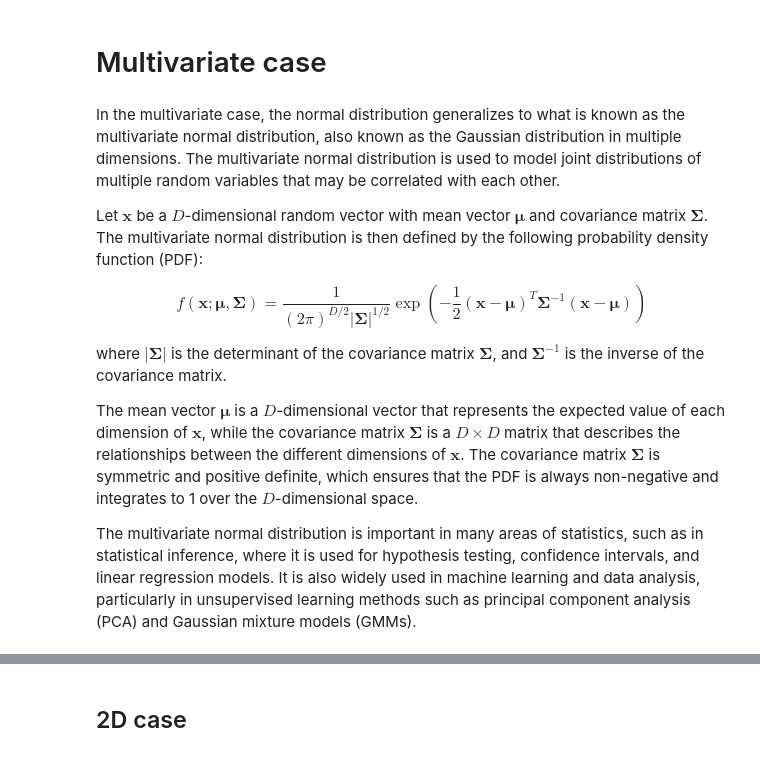
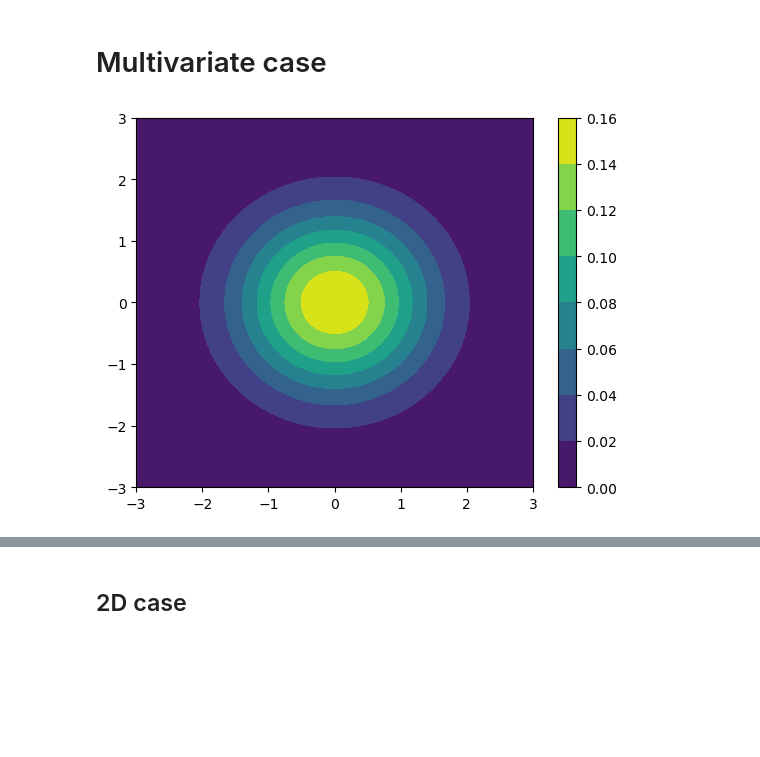
Before and after one commit to acumpelik/DSSC23, a Jupyter notebook: DSSC23-Homework1-Andrea_Cumpelik.ipynb, the cells around one changed output, grey strips where cells are left out. Cells and saved outputs as stored; diff of their text form; code cells hidden in the pictures; blank space fills up the shorter version.

Commit message:
HW1: managed to generate the multivariate from the assignment. HW2: just cleaned up some stuff, made PDF estimate runs 100 instead of 1000

```diff
--- a/DSSC23-Homework1-Andrea_Cumpelik.ipynb
+++ b/DSSC23-Homework1-Andrea_Cumpelik.ipynb
@@ -86,15 +88,22 @@ plt.show()
 [figure]
 # %% [markdown]
 # Multivariate case
-# %% [markdown]
-In the multivariate case, the normal distribution generalizes to what is known as the multivariate normal distribution, also known as the Gaussian distribution in multiple dimensions. The multivariate normal distribution is used to model joint distributions of multiple random variables that may be correlated with each other.
-
-Let $\mathbf{x}$ be a $D$-dimensional random vector with mean vector $\boldsymbol{\mu}$ and covariance matrix $\boldsymbol{\Sigma}$. The multivariate normal distribution is then defined by the following probability density function (PDF):
-
-$$f(\mathbf{x}; \boldsymbol{\mu}, \boldsymbol{\Sigma}) = \frac{1}{(2\pi)^{D/2}|\boldsymbol{\Sigma}|^{1/2}} \exp \left(-\frac{1}{2} (\mathbf{x}-\boldsymbol{\mu})^T \boldsymbol{\Sigma}^{-1} (\mathbf{x}-\boldsymbol{\mu}) \right)$$
-
-where $|\boldsymbol{\Sigma}|$ is the determinant of the covariance matrix $\boldsymbol{\Sigma}$, and $\boldsymbol{\Sigma}^{-1}$ is the inverse of the covariance matrix.
-
-The mean vector $\boldsymbol{\mu}$ is a $D$-dimensional vector that represents the expected value of each dimension of $\mathbf{x}$, while the covariance matrix $\boldsymbol{\Sigma}$ is a $D \times D$ matrix that describes the relationships between the different dimensions of $\mathbf{x}$. The covariance matrix $\boldsymbol{\Sigma}$ is symmetric and positive definite, which ensures that the PDF is always non-negative and integrates to 1 over the $D$-dimensional space.
-
-The multivariate normal distribution is important in many areas of statistics, such as in statistical inference, where it is used for hypothesis testing, confidence intervals, and linear regression models. It is also widely used in machine learning and data analysis, particularly in unsupervised learning methods such as principal component analysis (PCA) and Gaussian mixture models (GMMs).
+# %%
+mu = np.array([0,0])
+cov = np.array([[1,0],[0,1]])
+
+N = 100
+x, y = np.meshgrid(np.linspace(-3,3,N), np.linspace(-3,3,N))
+
+pos = np.empty(x.shape + (2,)) # shape (N, N, 2)
+pos[:, :, 0] = x
+pos[:, :, 1] = y
+
+rv = stats.multivariate_normal(mu, cov)
+z = rv.pdf(pos)
+
+plt.contourf(x, y, z)
+plt.colorbar()
+plt.show()
+# %% [output]
+[figure, added]
```
Also changed, not shown: parts of 9 cells of this notebook, 1 other file.
